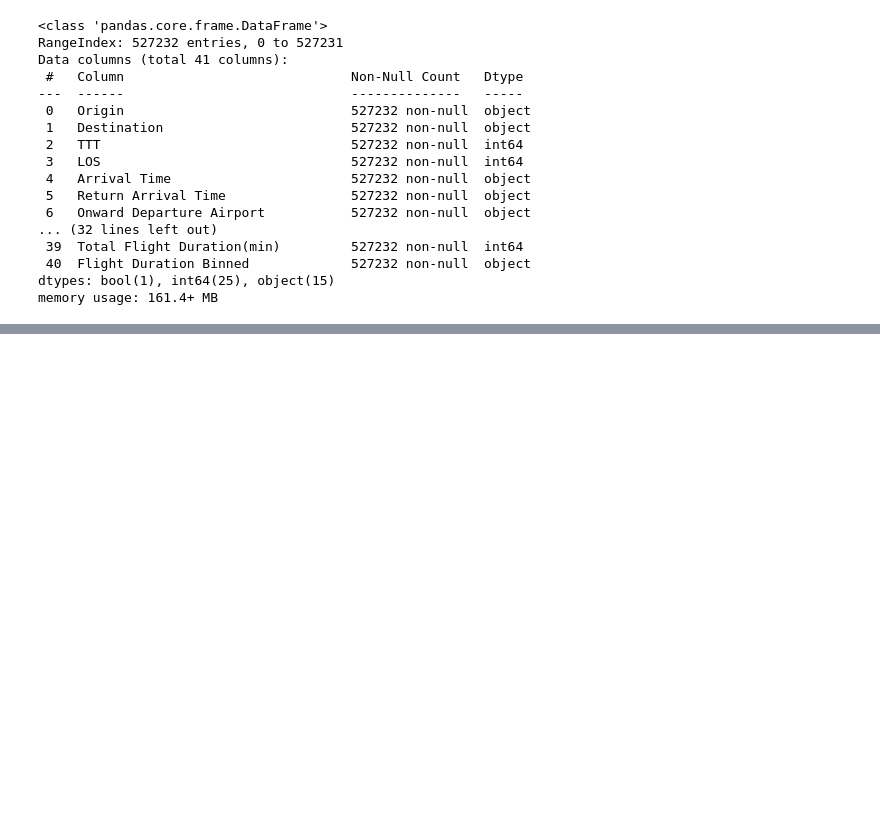
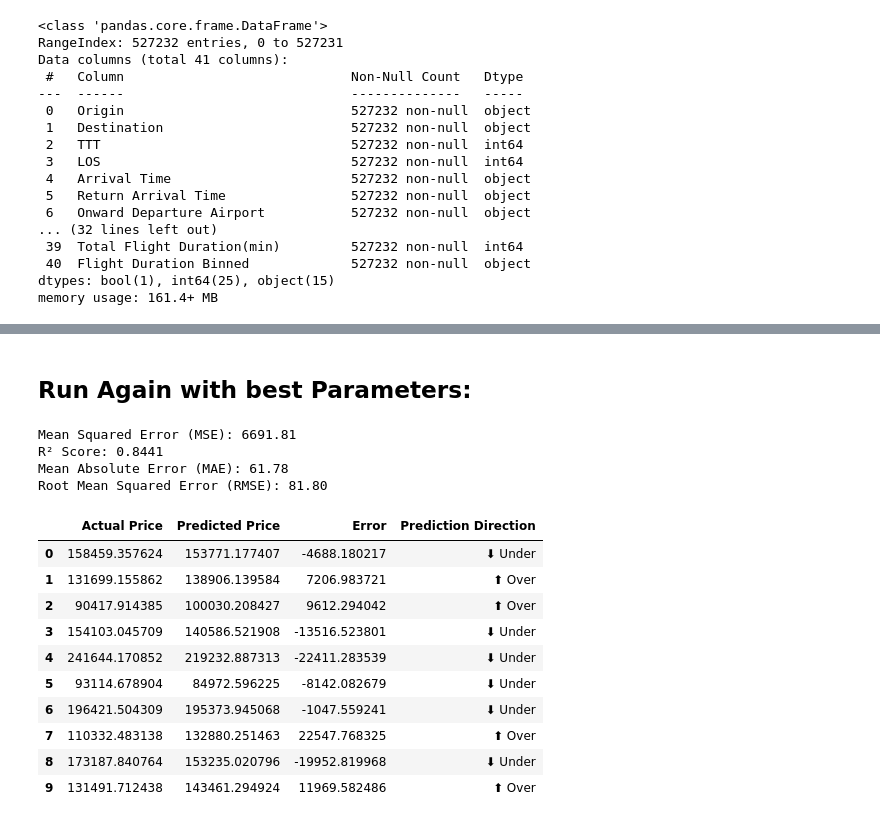
Before and after one commit to Andrian2024/DSProject-Flights, a Jupyter notebook: Algo4-Andrian-Flights_GussianRegression.ipynb, the cells around one changed output, grey strips where cells are left out. Cells and saved outputs as stored; diff of their text form; code cells hidden in the pictures; blank space fills up the shorter version.

```diff
--- a/Algo4-Andrian-Flights_GussianRegression.ipynb
+++ b/Algo4-Andrian-Flights_GussianRegression.ipynb
@@ -295,0 +472,75 @@ gpr.fit(X_train_subset, y_train_subset)
+# %% [markdown]
+## Run Again with best Parameters:
+# %%
+# Define the pipeline with the updated n_components
+nystroem = Nystroem(kernel='laplacian', degree=3, n_components=7000)
+ridge = Ridge(alpha=0.05)
+
+pipeline = Pipeline([
+    ('nystroem', nystroem),
+    ('ridge', ridge)
+])
+
+# Fit the model
+pipeline.fit(X_train_scaled, y_train_scaled)
+
+# Predict
+y_pred_scaled = pipeline.predict(X_test_scaled)
+y_pred = y_scaler.inverse_transform(y_pred_scaled.reshape(-1, 1)).ravel()
+
+# Evaluate
+
+mse = mean_squared_error(y_test, y_pred)
+r2 = r2_score(y_test, y_pred)
+mae = mean_absolute_error(y_test, y_pred)
+rmse = np.sqrt(mse)
+
+print(f"Mean Squared Error (MSE): {mse:.2f}")
+print(f"R² Score: {r2:.4f}")
+print(f"Mean Absolute Error (MAE): {mae:.2f}")
+print(f"Root Mean Squared Error (RMSE): {rmse:.2f}")
+# %% [output]
+Mean Squared Error (MSE): 6691.81
+R² Score: 0.8441
+Mean Absolute Error (MAE): 61.78
+Root Mean Squared Error (RMSE): 81.80
+# %%
+# Convert scaled predictions back to the original price range
+y_pred_original = y_scaler.inverse_transform(y_pred.reshape(-1, 1)).ravel()
+y_test_original = y_scaler.inverse_transform(y_test.values.reshape(-1, 1)).ravel()
+
+# Create a DataFrame with actual vs. predicted prices
+comparison_df = pd.DataFrame({
+    "Actual Price": y_test_original,
+    "Predicted Price": y_pred_original,  # Use inverse-transformed predictions
+})
+
+# Compute error (difference between actual and predicted)
+comparison_df["Error"] = comparison_df["Predicted Price"] - comparison_df["Actual Price"]
+
+# Add a column for over/under prediction
+comparison_df["Prediction Direction"] = np.where(
+    comparison_df["Error"] > 0, "⬆ Over", "⬇ Under"
+)
+
+# Display styled table in Jupyter Notebook
+from IPython.display import display
+
+styled_table = (
+    comparison_df.head(10)
+    .style.set_properties(**{'text-align': 'center'})  # Center align text
+    .set_table_styles([{"selector": "th", "props": [("text-align", "center")]}])  # Center column headers
+)
+display(styled_table)
+# %% [output]
+|  | Actual Price | Predicted Price | Error | Prediction Direction |
+| 0 | 158459.357624 | 153771.177407 | -4688.180217 | ⬇ Under |
+| 1 | 131699.155862 | 138906.139584 | 7206.983721 | ⬆ Over |
+| 2 | 90417.914385 | 100030.208427 | 9612.294042 | ⬆ Over |
+| 3 | 154103.045709 | 140586.521908 | -13516.523801 | ⬇ Under |
+| 4 | 241644.170852 | 219232.887313 | -22411.283539 | ⬇ Under |
+| 5 | 93114.678904 | 84972.596225 | -8142.082679 | ⬇ Under |
+| 6 | 196421.504309 | 195373.945068 | -1047.559241 | ⬇ Under |
+| 7 | 110332.483138 | 132880.251463 | 22547.768325 | ⬆ Over |
+| 8 | 173187.840764 | 153235.020796 | -19952.819968 | ⬇ Under |
+| 9 | 131491.712438 | 143461.294924 | 11969.582486 | ⬆ Over |
```
Also changed, not shown: parts of 34 cells of this notebook, 1 other file.
